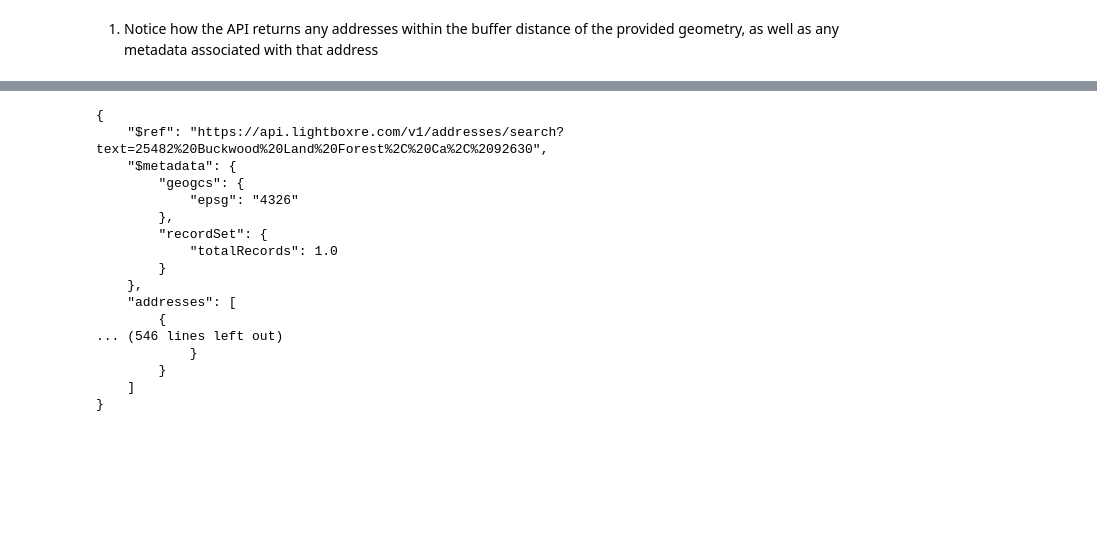
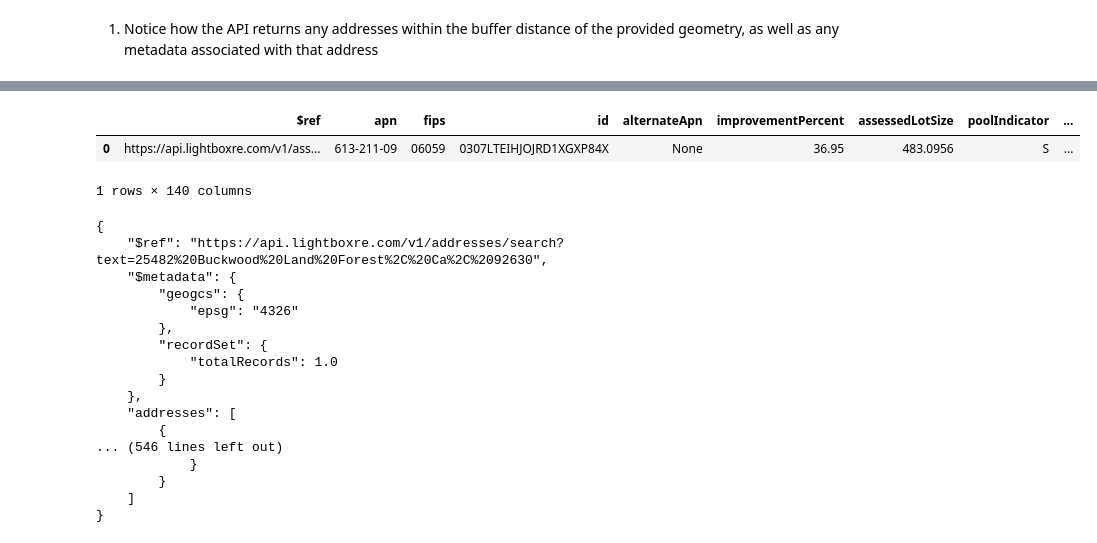
Before and after one commit to BStefansen-lightbox/temp_dig14, a Jupyter notebook: SampleScripts/CondoLogic/condo_logic.ipynb, the cells around one changed output, grey strips where cells are left out. Cells and saved outputs as stored; diff of their text form; code cells hidden in the pictures; blank space fills up the shorter version.

```diff
--- a/SampleScripts/CondoLogic/condo_logic.ipynb
+++ b/SampleScripts/CondoLogic/condo_logic.ipynb
@@ -140,3 +153,9 @@ assessment_data = get_assessment_data_from_lbx_parcel_id(lightbox_api_key, parce
+# %%
+pd.json_normalize(assessment_data.json()["assessments"])
+# %% [output]
+|  | $ref | apn | fips | id | alternateApn | improvementPercent | assessedLotSize | poolIndicator | ... |
+| 0 | https://api.lightboxre.com/v1/ass... | 613-211-09 | 06059 | 0307LTEIHJOJRD1XGXP84X | None | 36.95 | 483.0956 | S | ... |
+1 rows × 140 columns
 # %%
 # --------------------
 # Print collected data
```
Also changed, not shown: parts of 3 cells of this notebook.
